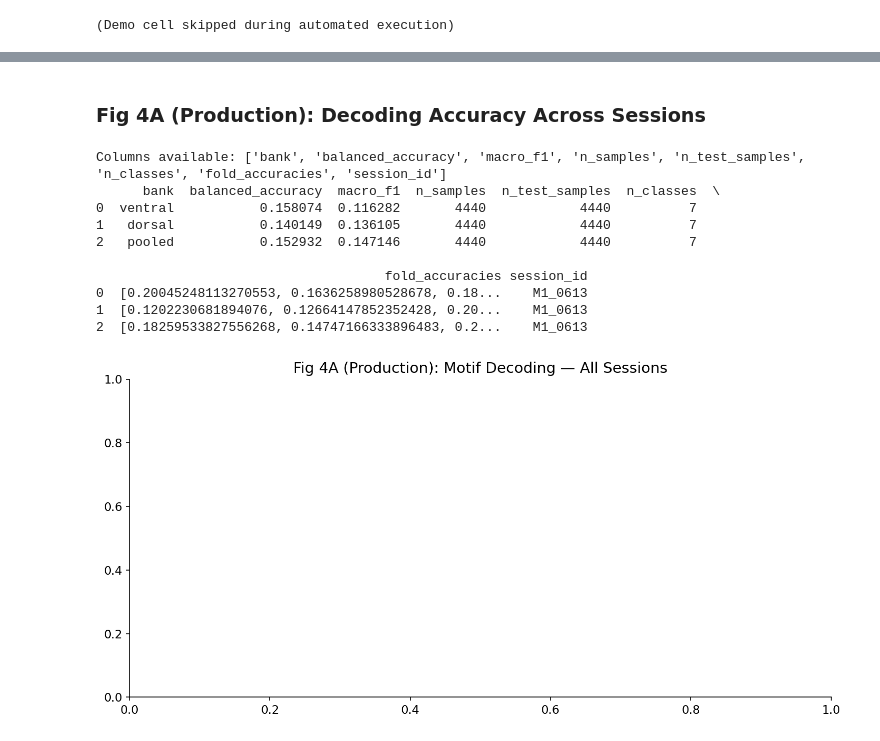
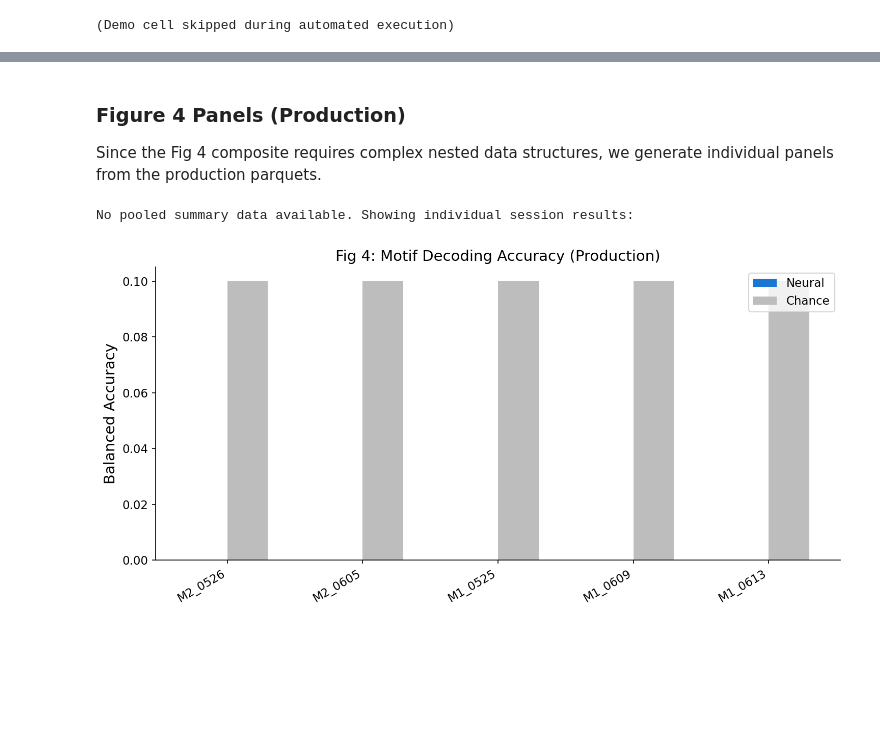
Before and after one commit to felipe-parodi/solo_mSTS_parodi2026, a Jupyter notebook: notebooks/fig4_motif_decoding.ipynb, the cells around one changed output, grey strips where cells are left out. Drawn from its saved outputs; the diff is of its cells as text; code cells hidden in the pictures; blank space fills up the shorter version.

```diff
--- a/notebooks/fig4_motif_decoding.ipynb
+++ b/notebooks/fig4_motif_decoding.ipynb
@@ -163,42 +169,46 @@ Lag sweep: 27 rows
 # %% [markdown]
-### Fig 4A (Production): Decoding Accuracy Across Sessions
+### Figure 4 Panels (Production)
+
+Since the Fig 4 composite requires complex nested data structures, we generate individual panels from the production parquets.
 # %%
-# Fig 4A (Production): Per-session decoding accuracy
-fig, ax = plt.subplots(figsize=(10, 5))
+# Fig 4 panels from production data
+from freemat.single_fm.viz.fig4_pooled_panels import (
+    generate_fig4_pooled_panels,
+    load_motif_encoding_summary,
+)
 
-if "session_id" in decode_df.columns and "pooled_accuracy" in decode_df.columns:
-    sessions = sorted(decode_df["session_id"].unique())
-    accs = [decode_df[decode_df["session_id"] == s]["pooled_accuracy"].values[0] for s in sessions]
-    chances = [decode_df[decode_df["session_id"] == s]["chance"].values[0] for s in sessions]
-    colors = ["#1976D2" if "M2" in s else "#D32F2F" for s in sessions]
-
-    x = np.arange(len(sessions))
-    ax.bar(x - 0.15, accs, 0.3, color=colors, alpha=0.8, label="Neural Decoding")
-    ax.bar(x + 0.15, chances, 0.3, color="#BDBDBD", alpha=0.8, label="Chance")
-    ax.set_xticks(x)
-    ax.set_xticklabels(sessions, rotation=30, ha="right")
-    ax.set_ylabel("Balanced Accuracy")
-    ax.legend()
-
-    for i, (a, c) in enumerate(zip(accs, chances)):
-        ax.text(i - 0.15, a + 0.005, f"{a:.1%}", ha="center", fontsize=9, fontweight="bold")
-else:
-    # Fallback: show summary stats
-    print("Columns available:", decode_df.columns.tolist())
-    print(decode_df.head())
-
-ax.set_title("Fig 4A (Production): Motif Decoding — All Sessions")
-plt.tight_layout()
-plt.show()
+# Try loading and generating pooled panels
+try:
+    summary = load_motif_encoding_summary()
+    if summary is not None and len(summary) > 0:
+        fig4_panels = generate_fig4_pooled_panels(summary)
+        plt.show()
+    else:
+        print("No pooled summary data available. Showing individual session results:")
+        # Fallback: show decoding accuracy from summary parquets
+        dec = fig4_data.get("decoding")
+        if dec is not None and isinstance(dec, pd.DataFrame) and len(dec) > 0:
+            fig, ax = plt.subplots(figsize=(10, 5))
+            sessions = dec["session_id"].unique()
+            accs = [dec[dec["session_id"] == s].iloc[0].get("pooled_accuracy", 0) for s in sessions]
+            chances = [dec[dec["session_id"] == s].iloc[0].get("chance", 0.1) for s in sessions]
+            x = np.arange(len(sessions))
+            ax.bar(x - 0.15, accs, 0.3, color="#1976D2", label="Neural")
+            ax.bar(x + 0.15, chances, 0.3, color="#BDBDBD", label="Chance")
+            ax.set_xticks(x)
+            ax.set_xticklabels(sessions, rotation=30, ha="right")
+            ax.set_ylabel("Balanced Accuracy")
+            ax.set_title("Fig 4: Motif Decoding Accuracy (Production)")
+            ax.legend()
+            plt.tight_layout()
+            plt.show()
+        else:
+            print("Decoding data not available in expected format.")
+            print(f"Available keys: {list(fig4_data.keys())}")
+except Exception as e:
+    print(f"Fig 4 panel generation error: {e}")
+    import traceback
+    traceback.print_exc()
 # %% [output]
-Columns available: ['bank', 'balanced_accuracy', 'macro_f1', 'n_samples', 'n_test_samples', 'n_classes', 'fold_accuracies', 'session_id']
-      bank  balanced_accuracy  macro_f1  n_samples  n_test_samples  n_classes  \
-0  ventral           0.158074  0.116282       4440            4440          7
-1   dorsal           0.140149  0.136105       4440            4440          7
-2   pooled           0.152932  0.147146       4440            4440          7
-
-                                     fold_accuracies session_id
-0  [0.20045248113270553, 0.1636258980528678, 0.18...    M1_0613
-1  [0.1202230681894076, 0.12664147852352428, 0.20...    M1_0613
-2  [0.18259533827556268, 0.14747166333896483, 0.2...    M1_0613
+No pooled summary data available. Showing individual session results:
-[figure, old version]
+[figure, new version]
```
Also changed, not shown: parts of 2 cells of this notebook, 5 other files.
